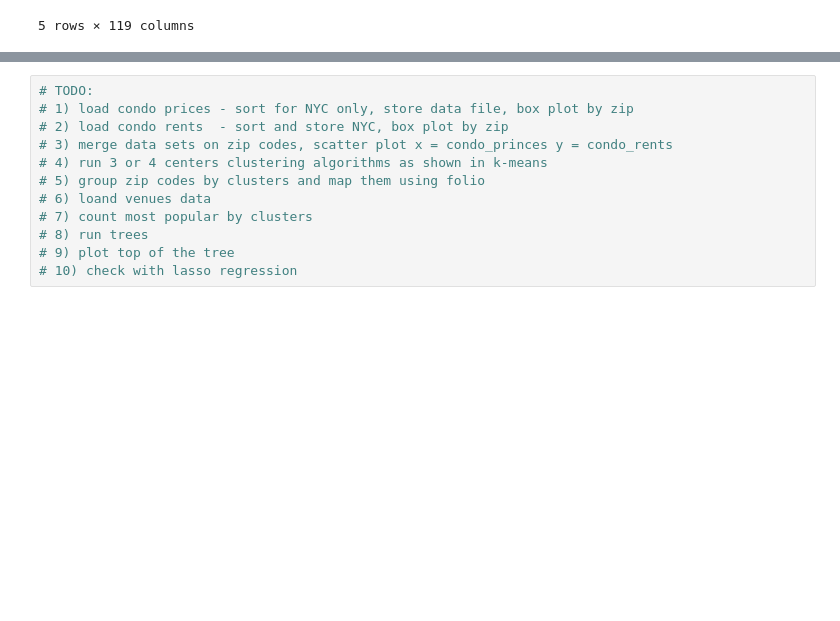
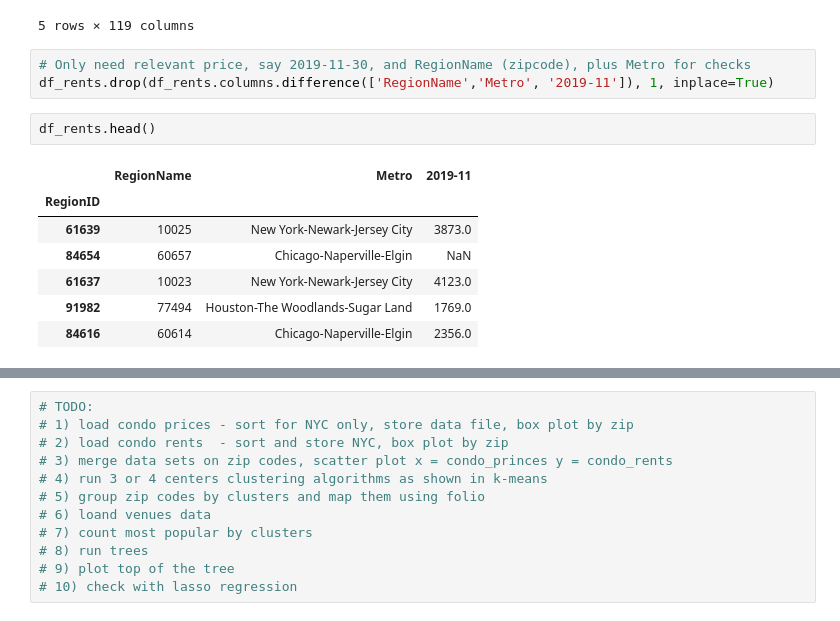
Before and after one commit to allaccountstaken/predicting_urban_home_values, a Jupyter notebook: Predicting Home Values Using Venues.ipynb, the cells around one changed output, grey strips where cells are left out. Cells and saved outputs as stored; diff of their text form; blank space fills up the shorter version.

```diff
--- a/Predicting Home Values Using Venues.ipynb
+++ b/Predicting Home Values Using Venues.ipynb
@@ -122,3 +125,16 @@ df_rents.head()
 | 91982 | 77494 | Katy | TX | Houston-The Woodlands-Sugar Land | Harris County | 4 | 1547.0 | 1549.0 | 1560.0 | 1560.0 | ... |
 | 84616 | 60614 | Chicago | IL | Chicago-Naperville-Elgin | Cook County | 5 | 1922.0 | 1925.0 | 1921.0 | 1908.0 | ... |
 5 rows × 119 columns
+# %%
+# Only need relevant price, say 2019-11-30, and RegionName (zipcode), plus Metro for checks
+df_rents.drop(df_rents.columns.difference(['RegionName','Metro', '2019-11']), 1, inplace=True)
+# %%
+df_rents.head()
+# %% [output]
+|  | RegionName | Metro | 2019-11 |
+| RegionID |  |  |  |
+| 61639 | 10025 | New York-Newark-Jersey City | 3873.0 |
+| 84654 | 60657 | Chicago-Naperville-Elgin | NaN |
+| 61637 | 10023 | New York-Newark-Jersey City | 4123.0 |
+| 91982 | 77494 | Houston-The Woodlands-Sugar Land | 1769.0 |
+| 84616 | 60614 | Chicago-Naperville-Elgin | 2356.0 |
```
Also changed, not shown: parts of 19 cells of this notebook.
